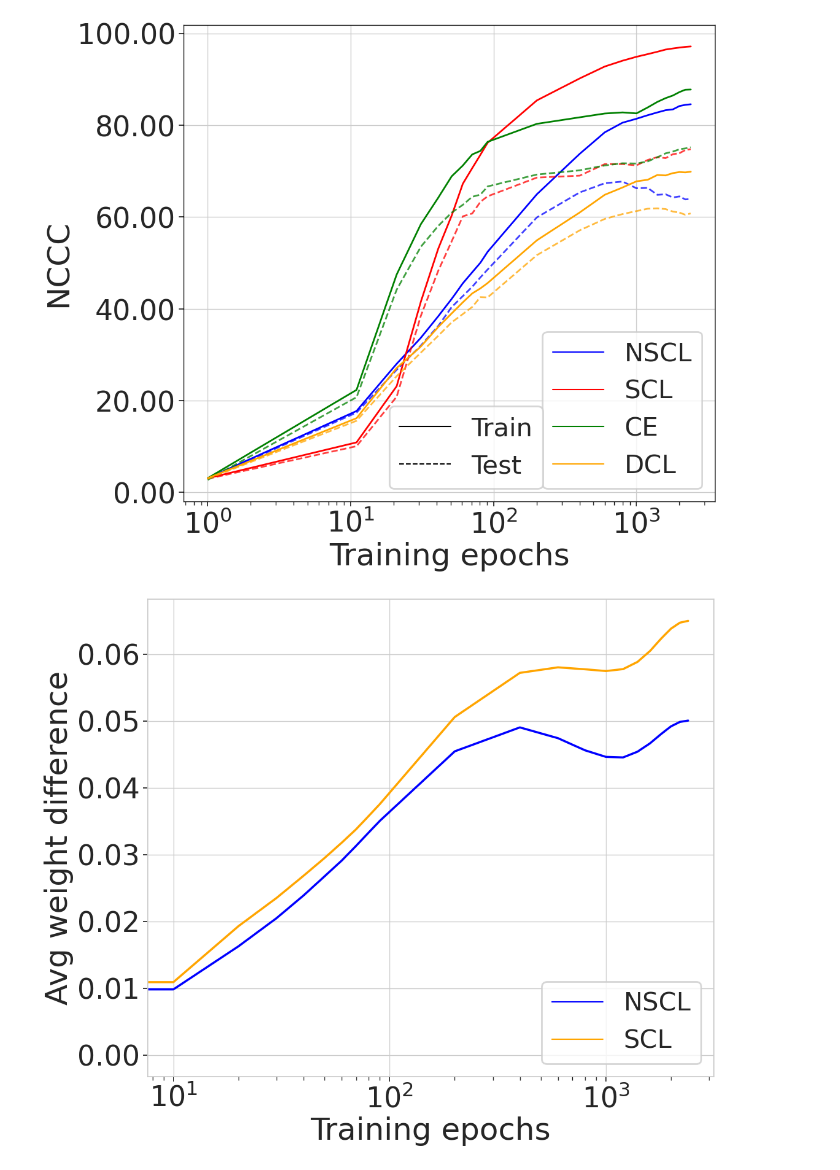
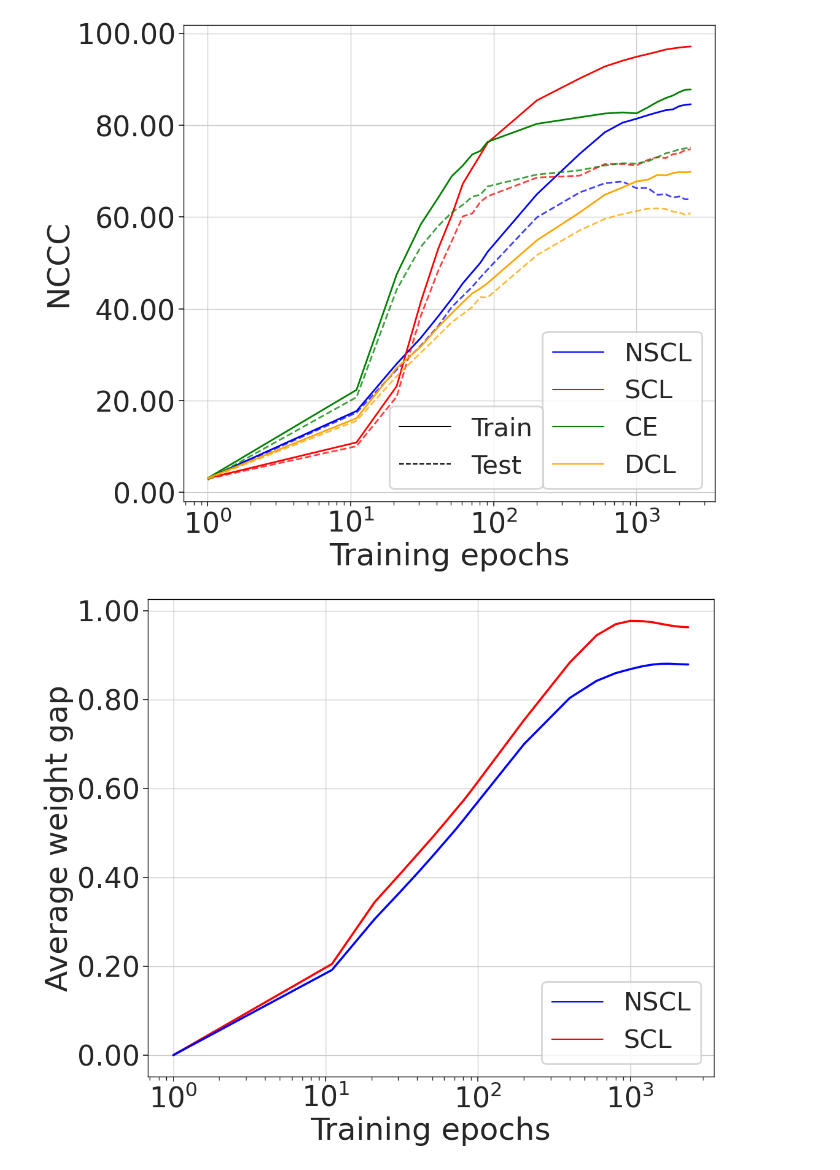
Before and after one commit to DLFundamentals/understanding-ssl-v2, a Jupyter notebook: notebooks/plots1.ipynb, the cells around one changed output. Saved outputs shown, nothing was run; the diff lists cells and outputs as text; code cells hidden in the pictures.

Commit message:
commits for weight-space

```diff
--- a/notebooks/plots1.ipynb
+++ b/notebooks/plots1.ipynb
@@ -235,38 +235,42 @@ import pandas as pd
 import matplotlib.pyplot as plt
 from pathlib import Path
 
-path = Path("/home/priyadarsimishra/understanding_ssl_v2/results/mini_imagenet_2/weight_diff")
+dataset = "cifar100"
+path = Path(f"/home/priyadarsimishra/understanding_ssl_v2/results/{dataset}/weight_diff")
 fp_scl = path / "dcl_vs_scl_weight_space.csv"
 fp_nscl = path / "dcl_vs_nscl_weight_space.csv"
-
+output_path = f"/home/priyadarsimishra/understanding_ssl_v2/figures/weight_space/{dataset}_weight_space_plot.pdf"
 scl = pd.read_csv(fp_scl).rename(columns=str.strip).sort_values("Epoch")
 nscl = pd.read_csv(fp_nscl).rename(columns=str.strip).sort_values("Epoch")
 scl = scl.dropna(subset=["Epoch", "AVG_WEIGHT_DIFF"])
 nscl = nscl.dropna(subset=["Epoch", "AVG_WEIGHT_DIFF"])
 sns.set_theme(style="whitegrid", font_scale=3.0, rc={"xtick.bottom": True, "ytick.left": True})
 sns.set_context(rc={'patch.linewidth': 2.0})
 
 plt.figure(figsize=(12, 10))
 
 nscl_color = 'blue'
-scl_color = 'orange'
+scl_color = 'red'
 
-g1 = sns.lineplot(x=scl["Epoch"], y=scl["AVG_WEIGHT_DIFF"], alpha=1.0, color=scl_color,
+g1 = sns.lineplot(x=scl["Epoch"]+1, y=scl["AVG_WEIGHT_DIFF"], alpha=1.0, color=scl_color,
                   markersize=8, linewidth=2.5, label="SCL")
-g2 = sns.lineplot(x=nscl["Epoch"], y=nscl["AVG_WEIGHT_DIFF"], alpha=1.0, color=nscl_color,
+g2 = sns.lineplot(x=nscl["Epoch"]+1, y=nscl["AVG_WEIGHT_DIFF"], alpha=1.0, color=nscl_color,
                   markersize=8, linewidth=2.5, label="NSCL")
+# print(scl["AVG_WEIGHT_DIFF"])
 
 handles = [
     mlines.Line2D([], [], color=nscl_color, linestyle='-', label="NSCL"),
     mlines.Line2D([], [], color=scl_color, linestyle='-', label="SCL"),
 ]
 plt.legend(handles=handles, loc='lower right', fontsize=30)
 
 plt.xscale('log')
+set_border(plt.gca())
 plt.gca().yaxis.set_major_formatter(mticker.FormatStrFormatter('%.2f'))
 plt.xlabel("Training epochs")
-plt.ylabel("Avg weight difference")
+plt.ylabel("Average weight gap")
 plt.tight_layout()
+plt.savefig(output_path, bbox_inches='tight')
 plt.show()
 # %% [output]
-[figure, old version]
+[figure, new version]
```
Also changed, not shown: parts of 1 cell of this notebook, 1 other file.
